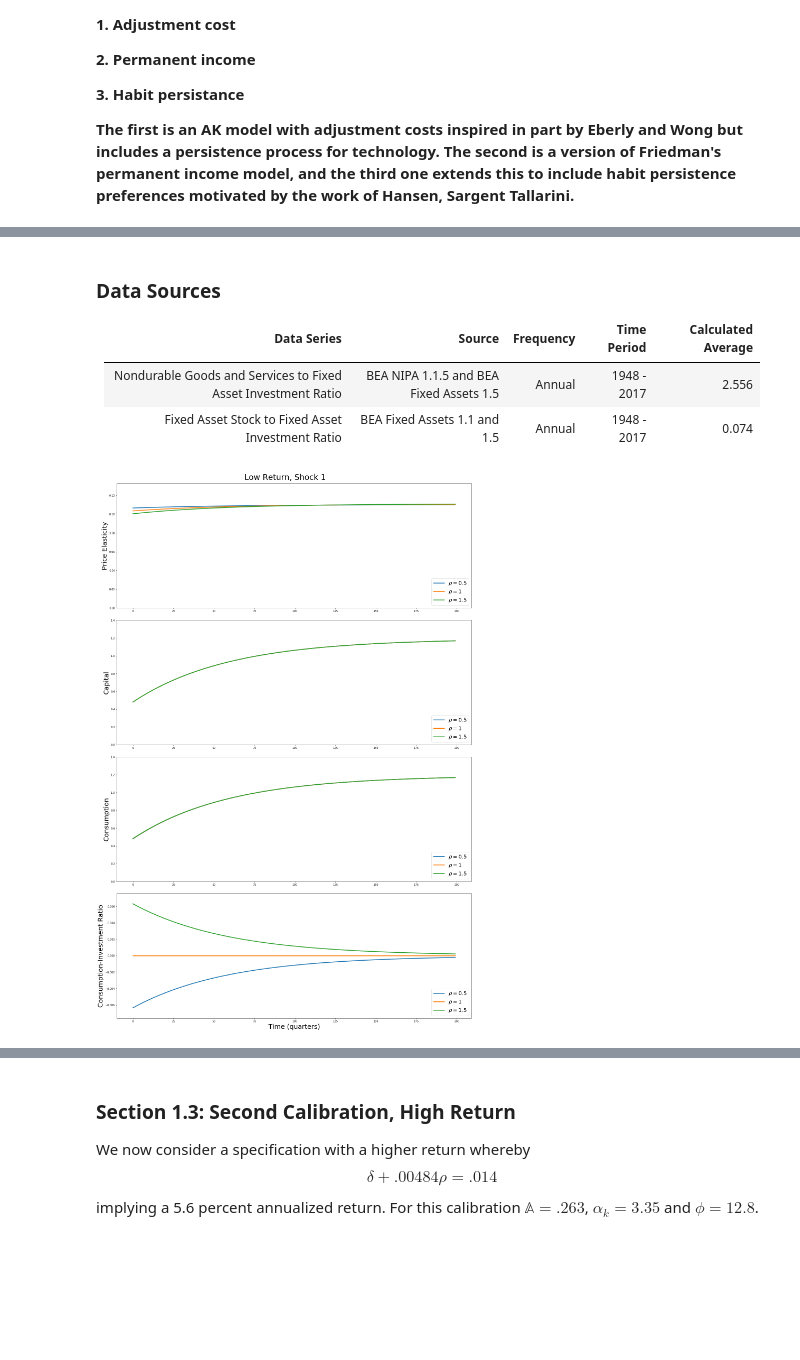
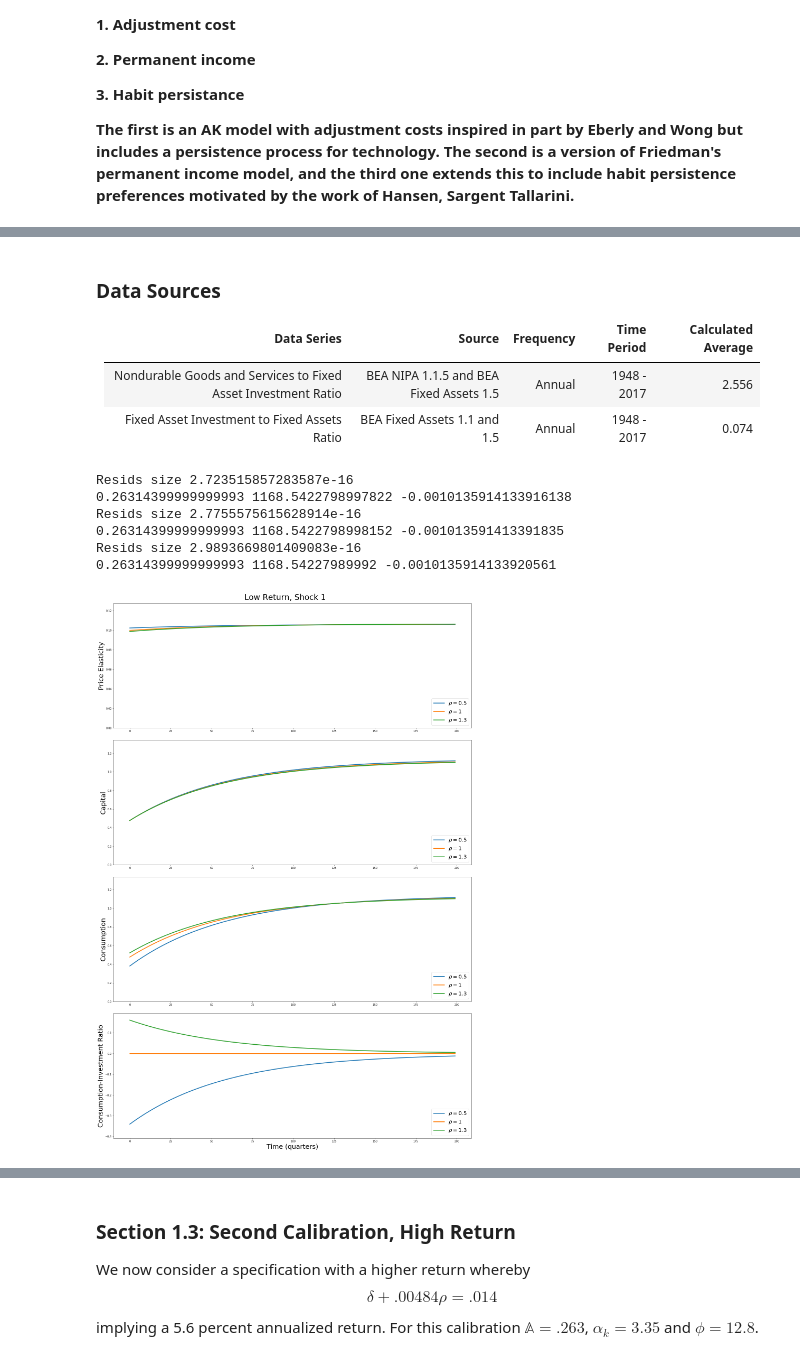
Before and after one commit to lphansen/TextbookCode, a Jupyter notebook: adjustment_cost.ipynb, the cells around one changed output, grey strips where cells are left out. Cells and saved outputs as stored; diff of their text form; code cells hidden in the pictures; blank space fills up the shorter version.

```diff
--- a/adjustment_cost.ipynb
+++ b/adjustment_cost.ipynb
@@ -105,7 +96,7 @@ Multiplying the first two equations determine $c^0$, and given $c^0$, ${\mathbb
 | Data Series | Source | Frequency | Time Period | Calculated Average |
 | --- | --- | --- | --- | --- |
 | Nondurable Goods and Services to Fixed Asset Investment Ratio | BEA NIPA 1.1.5 and BEA Fixed Assets 1.5 | Annual | 1948 - 2017 | 2.556 |
-| Fixed Asset Stock to Fixed Asset Investment Ratio | BEA Fixed Assets 1.1 and 1.5 | Annual | 1948 - 2017 | 0.074 |
+| Fixed Asset Investment to Fixed Assets Ratio | BEA Fixed Assets 1.1 and 1.5 | Annual | 1948 - 2017 | 0.074 |
 # %%
 # Import necessary packages
 import numpy as np
@@ -116,7 +107,7 @@ import warnings
 warnings.filterwarnings('ignore')
 %matplotlib inline
 # %%
-def plot_impulse(rhos, gamma, zeta, T, shock = 1, rf_factor = 1, empirical_method = 1,
+def plot_impulse(rhos, gamma, betaz, T, shock = 1, rf_factor = 1, empirical_method = 1,
                  transform_shocks = False, title = None):
     """
     Given a set of parameters, computes and displays the impulse responses of
@@ -130,7 +121,7 @@ def plot_impulse(rhos, gamma, zeta, T, shock = 1, rf_factor = 1, empirical_metho
 
     rhos:               The set of rho values for which to plot the IRFs.
     gamma:              The risk aversion of the model.
-    zeta:               Shock persistence.
+    betaz:               Shock persistence.
     T:                  Number of periods to plot (in quarters).
     shock:              (1 or 2) Defines which of the two possible shocks to plot.
     rf_factor:          This number is used as follows: delta + 0.00373 * rho =
@@ -153,9 +144,9 @@ def plot_impulse(rhos, gamma, zeta, T, shock = 1, rf_factor = 1, empirical_metho
 
     for i, r in enumerate(rhos):
 
-        S, K, C, I = solve_model(r, gamma, zeta, T, risk_free_adj = rf_factor,
+        S, K, C, I = solve_model(r, gamma, betaz, T, risk_free_adj = rf_factor,
                                  empirical = empirical_method,
-                                 transform = transform_shocks, shock = shock)[2]
+                                 transform = transform_shocks, shock = shock, verbose = False)[2]
 
         plt.subplot(4, 1, 1)
         plt.plot(S, label=r"$\rho={}$".format(r), lw=3)
@@ -200,13 +191,19 @@ def plot_impulse(rhos, gamma, zeta, T, shock = 1, rf_factor = 1, empirical_metho
     plt.show()
 # %%
 # Define some reasonable parameter sets.
-ρs = [.5, 1, 1.5]
+ρs = [.5, 1, 1.3]
 γ = 10
-ζ = 0.017
+βz = 0.017
 T = 200
 # %%
-plot_impulse(ρs, γ, ζ, T, shock = 1, rf_factor = 1, empirical_method = 1,
+plot_impulse(ρs, γ, βz, T, shock = 1, rf_factor = 1, empirical_method = 1,
              transform_shocks = False, title = "Low Return, Shock 1")
 # %% [output]
+Resids size 2.723515857283587e-16
+0.26314399999999993 1168.5422798997822 -0.0010135914133916138
+Resids size 2.7755575615628914e-16
+0.26314399999999993 1168.5422798998152 -0.001013591413391835
+Resids size 2.9893669801409083e-16
+0.26314399999999993 1168.54227989992 -0.0010135914133920561
-[figure, old version]
+[figure, new version]
 # %%
```
Also changed, not shown: parts of 13 cells of this notebook, 1 other file.
